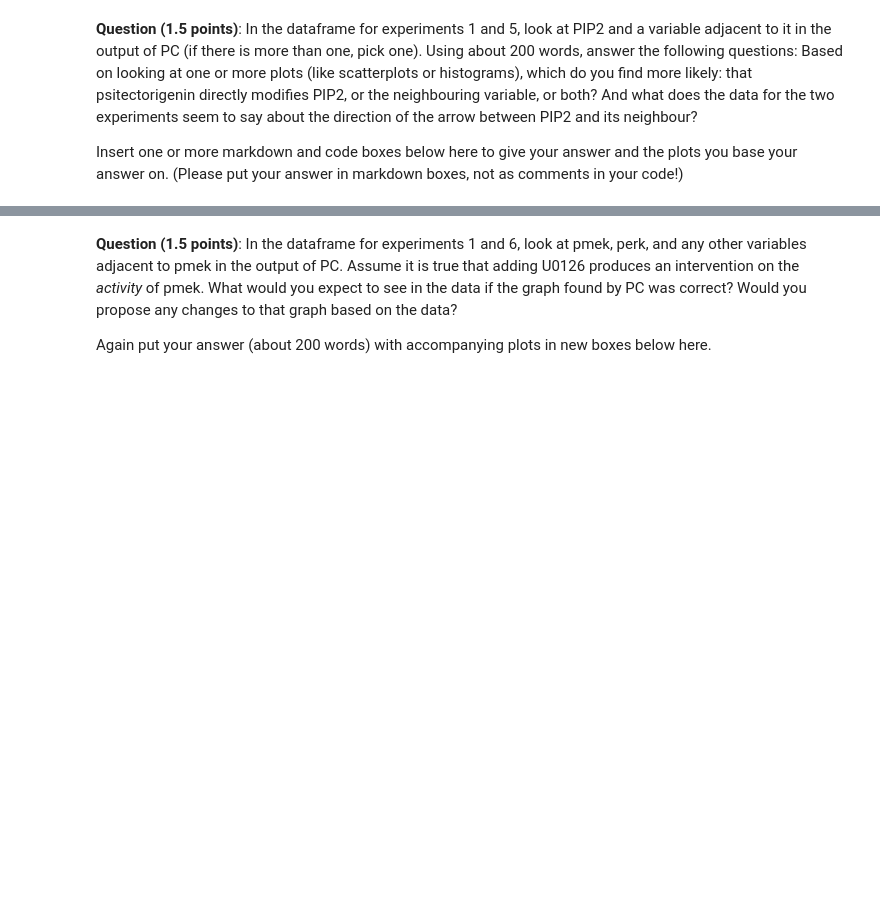
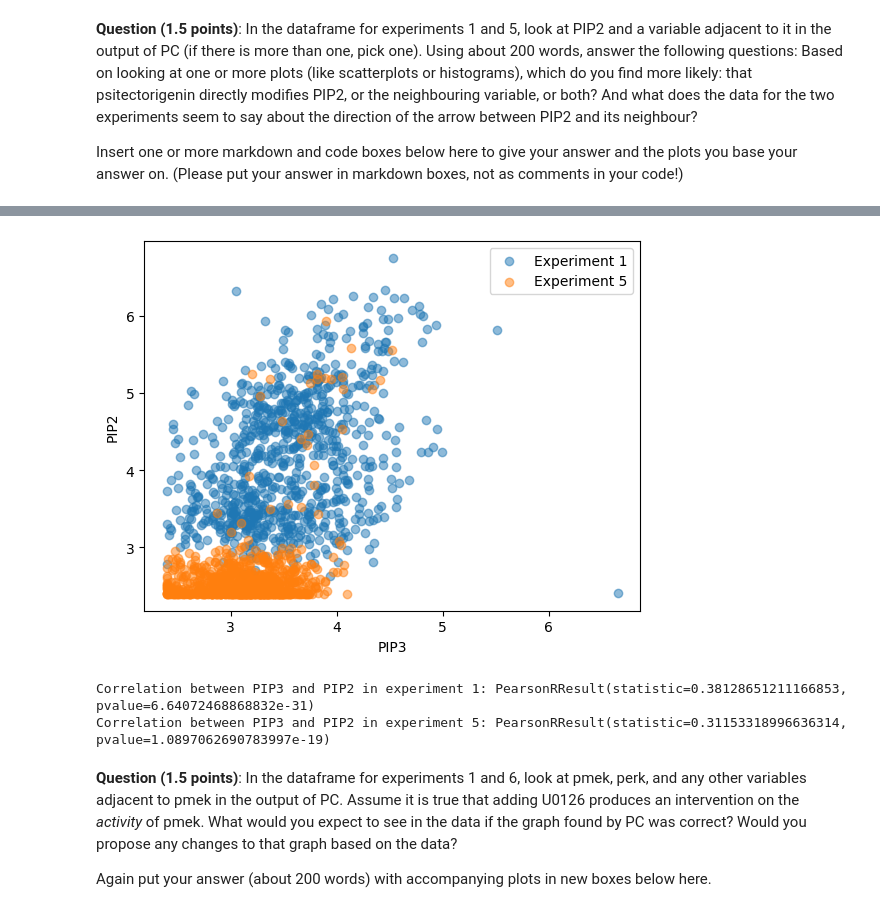
Before and after one commit to alexocayanez/AML_assignments, a Jupyter notebook: Ass 4/AML_assignment4.ipynb, the cells around one changed output, grey strips where cells are left out. Cells and saved outputs as stored; diff of their text form; code cells hidden in the pictures; blank space fills up the shorter version.

```diff
--- a/Ass 4/AML_assignment4.ipynb
+++ b/Ass 4/AML_assignment4.ipynb
@@ -430,3 +395,19 @@ plt.legend()
+# %%
+fig, ax = plt.subplots()
+ax.scatter(exp_1_and_5[exp_1_and_5['experiment']==1]['PIP3'], exp_1_and_5[exp_1_and_5['experiment']==1]['PIP2'], label="Experiment 1", alpha=.5)
+ax.scatter(exp_1_and_5[exp_1_and_5['experiment']==5]['PIP3'], exp_1_and_5[exp_1_and_5['experiment']==5]['PIP2'], label="Experiment 5", alpha=.5)
+ax.legend()
+ax.set_xlabel("PIP3")
+ax.set_ylabel("PIP2")
+plt.show()
+
+from scipy.stats import pearsonr
+print(f"Correlation between PIP3 and PIP2 in experiment 1: {pearsonr(exp_1_and_5[exp_1_and_5['experiment']==1]['PIP3'], exp_1_and_5[exp_1_and_5['experiment']==1]['PIP2'])}")
+print(f"Correlation between PIP3 and PIP2 in experiment 5: {pearsonr(exp_1_and_5[exp_1_and_5['experiment']==5]['PIP3'], exp_1_and_5[exp_1_and_5['experiment']==5]['PIP2'])}")
+# %% [output]
+[figure, added]
+Correlation between PIP3 and PIP2 in experiment 1: PearsonRResult(statistic=0.38128651211166853, pvalue=6.64072468868832e-31)
+Correlation between PIP3 and PIP2 in experiment 5: PearsonRResult(statistic=0.31153318996636314, pvalue=1.0897062690783997e-19)
 # %% [markdown]
 **Question (1.5 points)**: In the dataframe for experiments 1 and 6, look at pmek, perk, and any other variables adjacent to pmek in the output of PC. Assume it is true that adding U0126 produces an intervention on the *activity* of pmek. What would you expect to see in the data if the graph found by PC was correct? Would you propose any changes to that graph based on the data?
 
```
Also changed, not shown: parts of 11 cells of this notebook.
